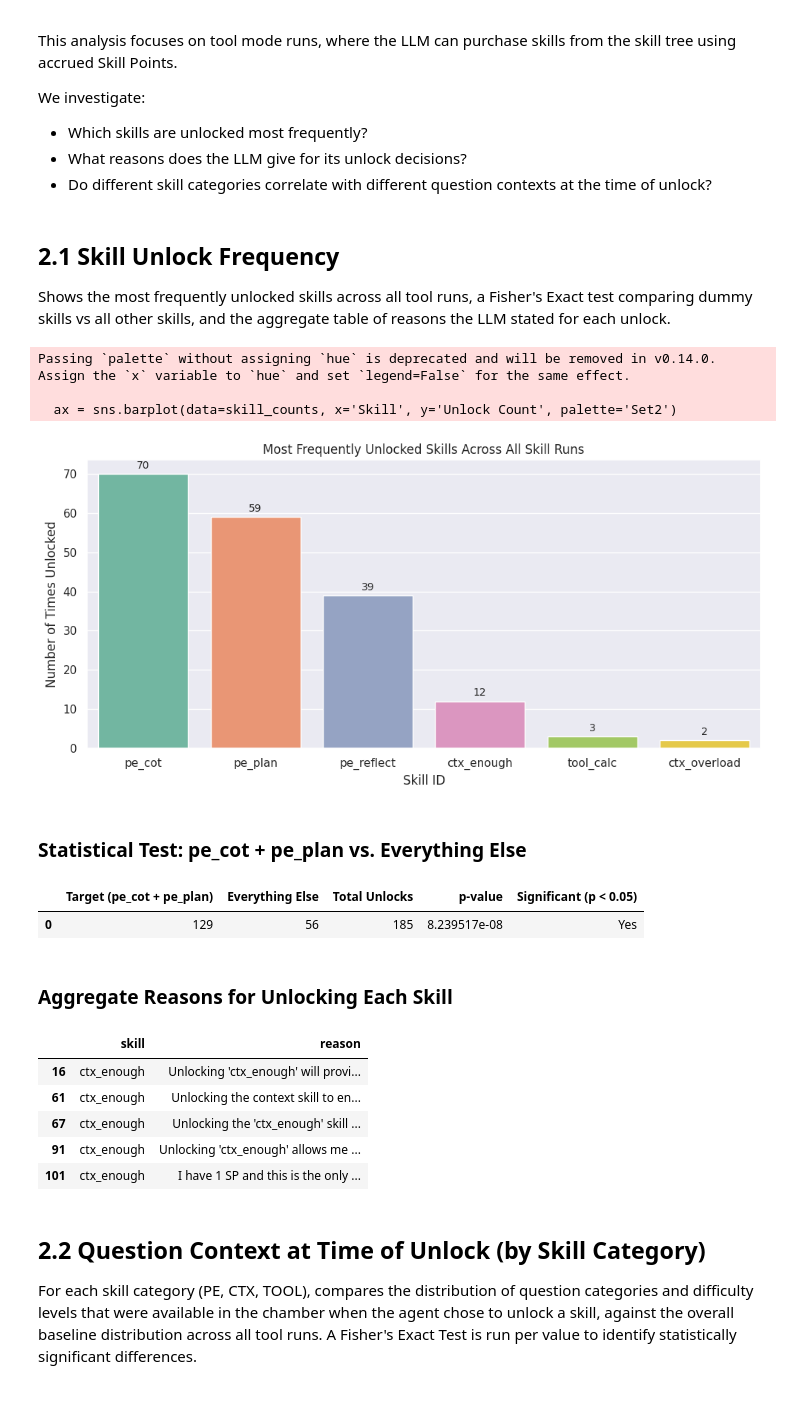
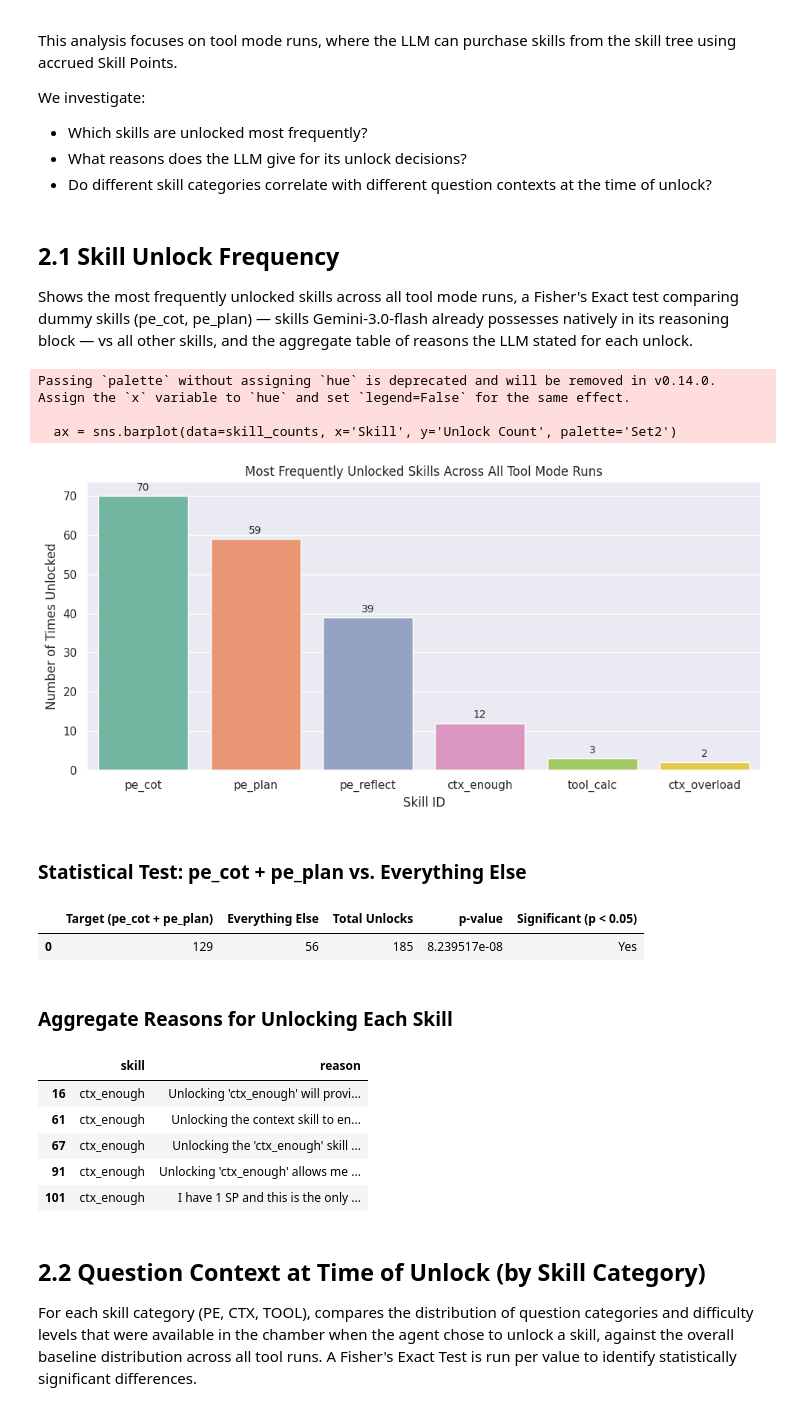
Before and after one commit to Lakindu2003/dungeon_of_self, a Jupyter notebook: backend/results_viewer/notebooks/task_2_tool_unlocks.ipynb, the cells around one changed output. Saved outputs shown, nothing was run; the diff lists cells and outputs as text; code cells hidden in the pictures.

```diff
--- a/backend/results_viewer/notebooks/task_2_tool_unlocks.ipynb
+++ b/backend/results_viewer/notebooks/task_2_tool_unlocks.ipynb
@@ -9,8 +9,7 @@ We investigate:
 - Do different skill categories correlate with different question contexts at the time of unlock?
 # %% [markdown]
 ## 2.1 Skill Unlock Frequency
-
-Shows the most frequently unlocked skills across all tool runs, a Fisher's Exact test comparing dummy skills vs all other skills, and the aggregate table of reasons the LLM stated for each unlock.
+Shows the most frequently unlocked skills across all tool mode runs, a Fisher's Exact test comparing dummy skills (pe_cot, pe_plan) — skills Gemini-3.0-flash already possesses natively in its reasoning block — vs all other skills, and the aggregate table of reasons the LLM stated for each unlock.
 # %%
 import json
 import pandas as pd
@@ -39,7 +38,7 @@ else:
     for container in ax.containers:
         ax.bar_label(container, fmt='%d', padding=3, fontsize=10)
 
-    plt.title('Most Frequently Unlocked Skills Across All Skill Runs')
+    plt.title('Most Frequently Unlocked Skills Across All Tool Mode Runs')
     plt.xlabel('Skill ID')
     plt.ylabel('Number of Times Unlocked')
     plt.tight_layout()
@@ -48,34 +47,34 @@ else:
     # --- STATISTICAL TEST: pe_cot + pe_plan vs Everything Else ---
     target_skills = ['pe_cot', 'pe_plan']
 
     # Calculate counts directly from skill_counts
     target_count = skill_counts[skill_counts['Skill'].isin(target_skills)]['Unlock Count'].sum()
     other_count = skill_counts[~skill_counts['Skill'].isin(target_skills)]['Unlock Count'].sum()
     total_count = target_count + other_count
 
     # Run a Binomial test (tests if the proportion of target skills differs significantly from 50%)
     test_result = binomtest(target_count, total_count, p=0.5)
 
     display(HTML("<h3>Statistical Test: pe_cot + pe_plan vs. Everything Else</h3>"))
 
     results_df = pd.DataFrame([{
         'Target (pe_cot + pe_plan)': target_count,
         'Everything Else': other_count,
         'Total Unlocks': total_count,
         'p-value': test_result.pvalue,
         'Significant (p < 0.05)': "Yes" if test_result.pvalue < 0.05 else "No"
     }])
     display(results_df)
 
     # 2a: Aggregate table of reasons
     display(HTML("<h3>Aggregate Reasons for Unlocking Each Skill</h3>"))
     aggregate_reasons = df_skills[['skill', 'reason']].sort_values(by='skill')
     display(aggregate_reasons.head())
 # %% [output]
 Passing `palette` without assigning `hue` is deprecated and will be removed in v0.14.0. Assign the `x` variable to `hue` and set `legend=False` for the same effect.
 
   ax = sns.barplot(data=skill_counts, x='Skill', y='Unlock Count', palette='Set2')
-[figure, old version]
+[figure, new version]
 Statistical Test: pe_cot + pe_plan vs. Everything Else
 |  | Target (pe_cot + pe_plan) | Everything Else | Total Unlocks | p-value | Significant (p < 0.05) |
 | 0 | 129 | 56 | 185 | 8.239517e-08 | Yes |
```
Also changed, not shown: 7 other files.
